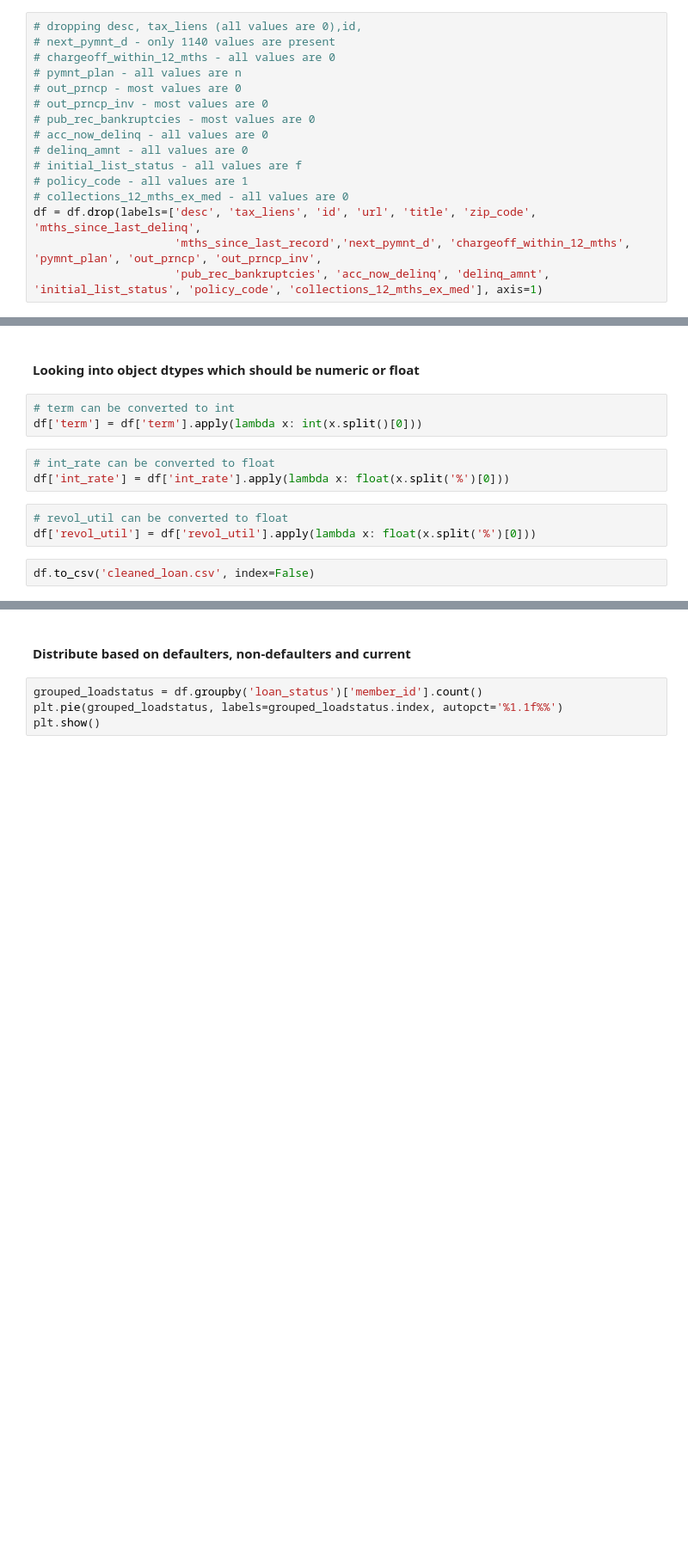
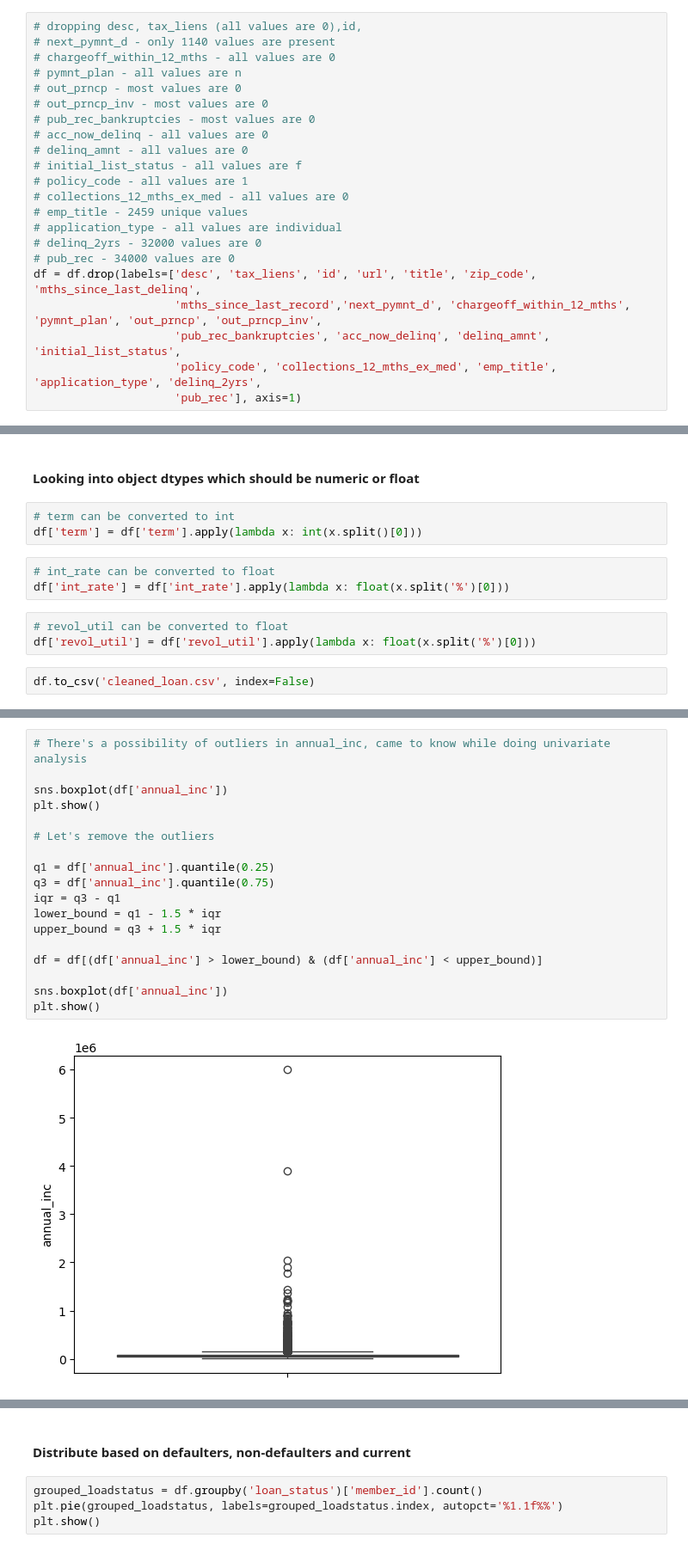
Before and after one commit to Rishabh-Saha/LendingClubCaseStudy, a Jupyter notebook: Rishabh_Saha.ipynb, the cells around one changed output, grey strips where cells are left out. Shown at 86% size. Cells and saved outputs as stored; diff of their text form; blank space fills up the shorter version.

Commit message:
Complete Univariate analysis

```diff
--- a/Rishabh_Saha.ipynb
+++ b/Rishabh_Saha.ipynb
@@ -83,9 +85,15 @@ df['emp_title'] = df['emp_title'].fillna('Unknown')
 # initial_list_status - all values are f
 # policy_code - all values are 1
 # collections_12_mths_ex_med - all values are 0
+# emp_title - 2459 unique values
+# application_type - all values are individual
+# delinq_2yrs - 32000 values are 0
+# pub_rec - 34000 values are 0
 df = df.drop(labels=['desc', 'tax_liens', 'id', 'url', 'title', 'zip_code', 'mths_since_last_delinq',
                      'mths_since_last_record','next_pymnt_d', 'chargeoff_within_12_mths', 'pymnt_plan', 'out_prncp', 'out_prncp_inv',
-                     'pub_rec_bankruptcies', 'acc_now_delinq', 'delinq_amnt', 'initial_list_status', 'policy_code', 'collections_12_mths_ex_med'], axis=1)
+                     'pub_rec_bankruptcies', 'acc_now_delinq', 'delinq_amnt', 'initial_list_status',
+                     'policy_code', 'collections_12_mths_ex_med', 'emp_title', 'application_type', 'delinq_2yrs',
+                     'pub_rec'], axis=1)
 # %% [markdown]
 #### Dropping redundant rows
 # %%
@@ -128,0 +139,20 @@ df.to_csv('cleaned_loan.csv', index=False)
+# %%
+# There's a possibility of outliers in annual_inc, came to know while doing univariate analysis
+
+sns.boxplot(df['annual_inc'])
+plt.show()
+
+# Let's remove the outliers
+
+q1 = df['annual_inc'].quantile(0.25)
+q3 = df['annual_inc'].quantile(0.75)
+iqr = q3 - q1
+lower_bound = q1 - 1.5 * iqr
+upper_bound = q3 + 1.5 * iqr
+
+df = df[(df['annual_inc'] > lower_bound) & (df['annual_inc'] < upper_bound)]
+
+sns.boxplot(df['annual_inc'])
+plt.show()
+# %% [output]
+[figure, added]
```
Also changed, not shown: parts of 64 cells of this notebook.
